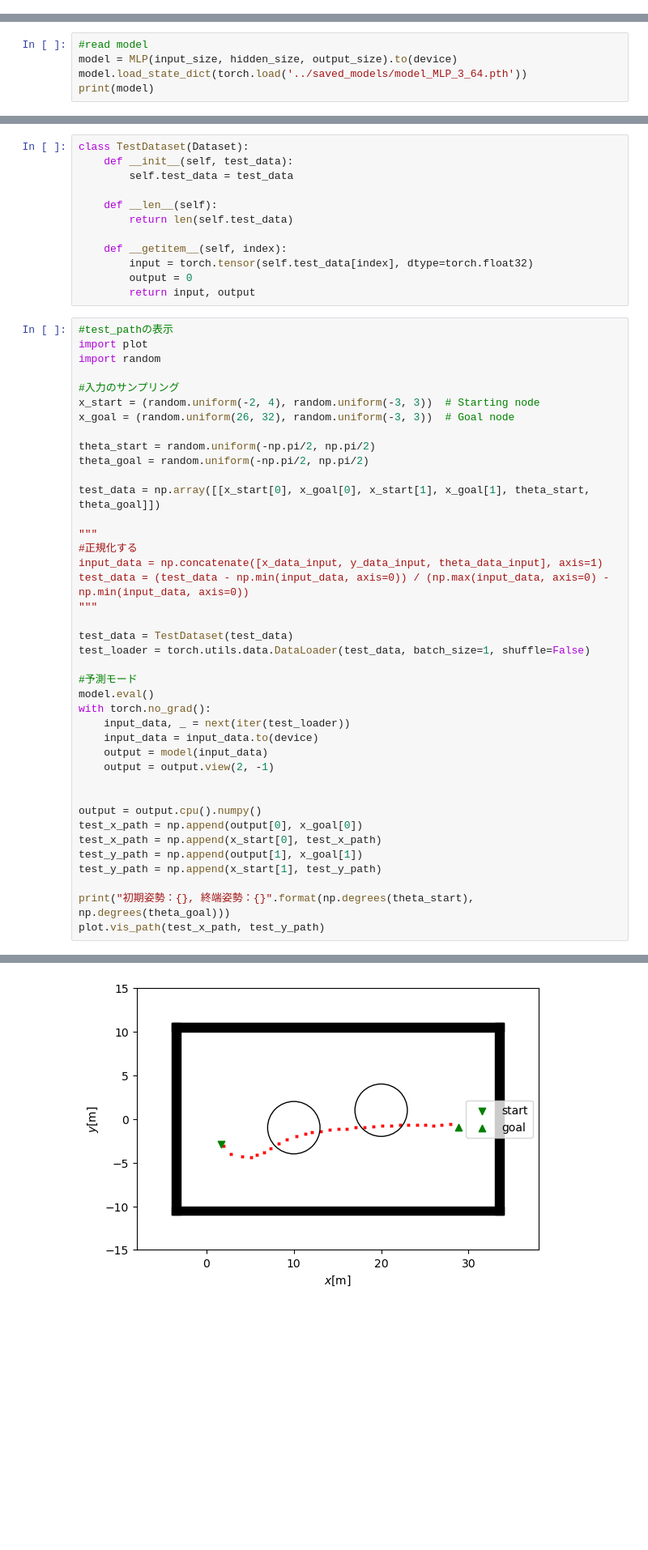
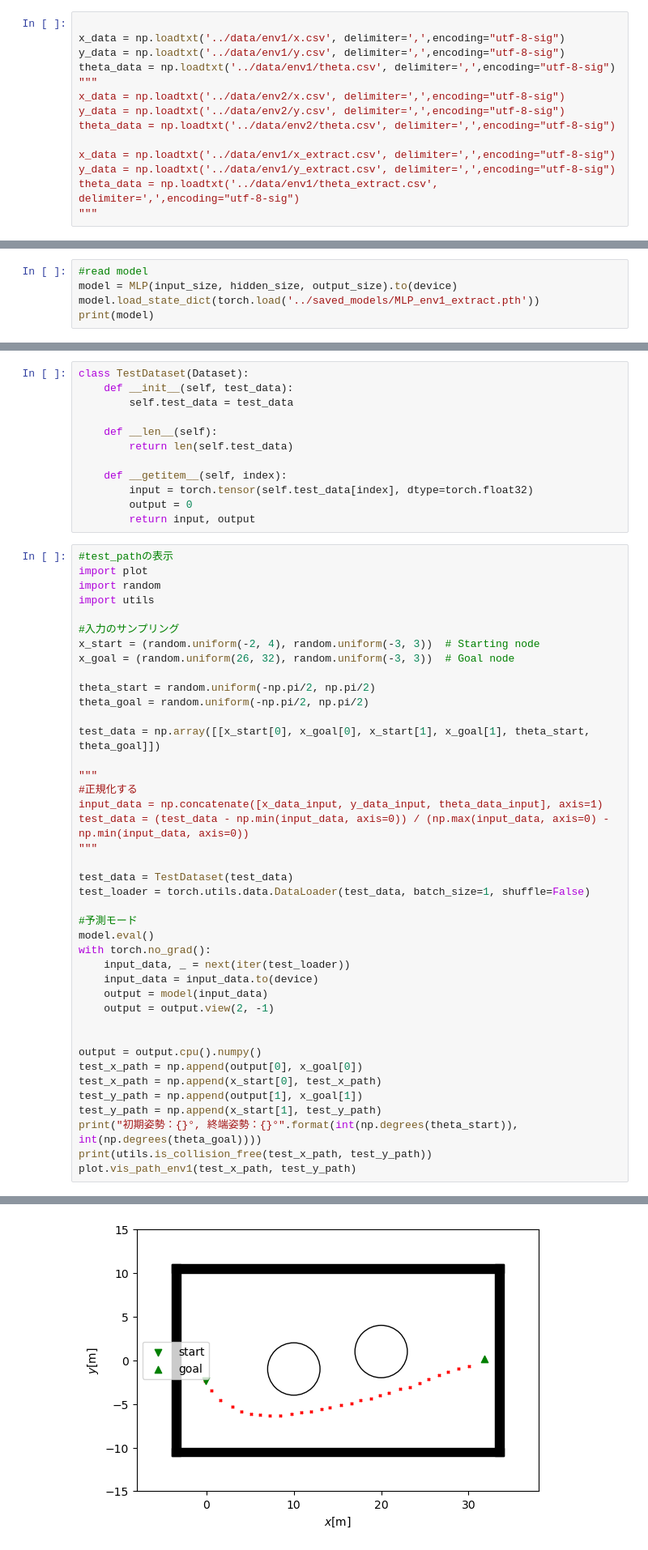
Before and after one commit to ryota0805/ML, a Jupyter notebook: MLP.ipynb, the cells around one changed output, grey strips where cells are left out. Shown: that part at 81% size. Drawn from its saved outputs; the diff is of its cells as text; blank space fills up the shorter version.

```diff
--- a/MLP.ipynb
+++ b/MLP.ipynb
@@ -20,0 +17,14 @@ theta_data = np.loadtxt('../data/practice/theta.csv', delimiter=',',encoding="ut
+# %%
+
+x_data = np.loadtxt('../data/env1/x.csv', delimiter=',',encoding="utf-8-sig")
+y_data = np.loadtxt('../data/env1/y.csv', delimiter=',',encoding="utf-8-sig")
+theta_data = np.loadtxt('../data/env1/theta.csv', delimiter=',',encoding="utf-8-sig")
+"""
+x_data = np.loadtxt('../data/env2/x.csv', delimiter=',',encoding="utf-8-sig")
+y_data = np.loadtxt('../data/env2/y.csv', delimiter=',',encoding="utf-8-sig")
+theta_data = np.loadtxt('../data/env2/theta.csv', delimiter=',',encoding="utf-8-sig")
+
+x_data = np.loadtxt('../data/env1/x_extract.csv', delimiter=',',encoding="utf-8-sig")
+y_data = np.loadtxt('../data/env1/y_extract.csv', delimiter=',',encoding="utf-8-sig")
+theta_data = np.loadtxt('../data/env1/theta_extract.csv', delimiter=',',encoding="utf-8-sig")
+"""
@@ -220,7 +243,7 @@ torch.save(model.state_dict(), '../saved_models/model_MLP_3_64.pth')
 # %%
 #read model
 model = MLP(input_size, hidden_size, output_size).to(device)
-model.load_state_dict(torch.load('../saved_models/model_MLP_3_64.pth'))
+model.load_state_dict(torch.load('../saved_models/MLP_env1_extract.pth'))
 print(model)
 # %% [output]
 MLP(
@@ -245,6 +268,7 @@ class TestDataset(Dataset):
 #test_pathの表示
 import plot
 import random
+import utils
 
 #入力のサンプリング
 x_start = (random.uniform(-2, 4), random.uniform(-3, 3))  # Starting node
@@ -278,7 +302,7 @@ test_x_path = np.append(output[0], x_goal[0])
 test_x_path = np.append(x_start[0], test_x_path)
 test_y_path = np.append(output[1], x_goal[1])
 test_y_path = np.append(x_start[1], test_y_path)
-
-print("初期姿勢：{}, 終端姿勢：{}".format(np.degrees(theta_start), np.degrees(theta_goal)))
-plot.vis_path(test_x_path, test_y_path)
+print("初期姿勢：{}°, 終端姿勢：{}°".format(int(np.degrees(theta_start)), int(np.degrees(theta_goal))))
+print(utils.is_collision_free(test_x_path, test_y_path))
+plot.vis_path_env1(test_x_path, test_y_path)
 # %% [output]
@@ -286 +311 @@ plot.vis_path(test_x_path, test_y_path)
-[figure, old version]
+[figure, new version]
```
Also changed, not shown: parts of 9 cells of this notebook, 9 other files.
